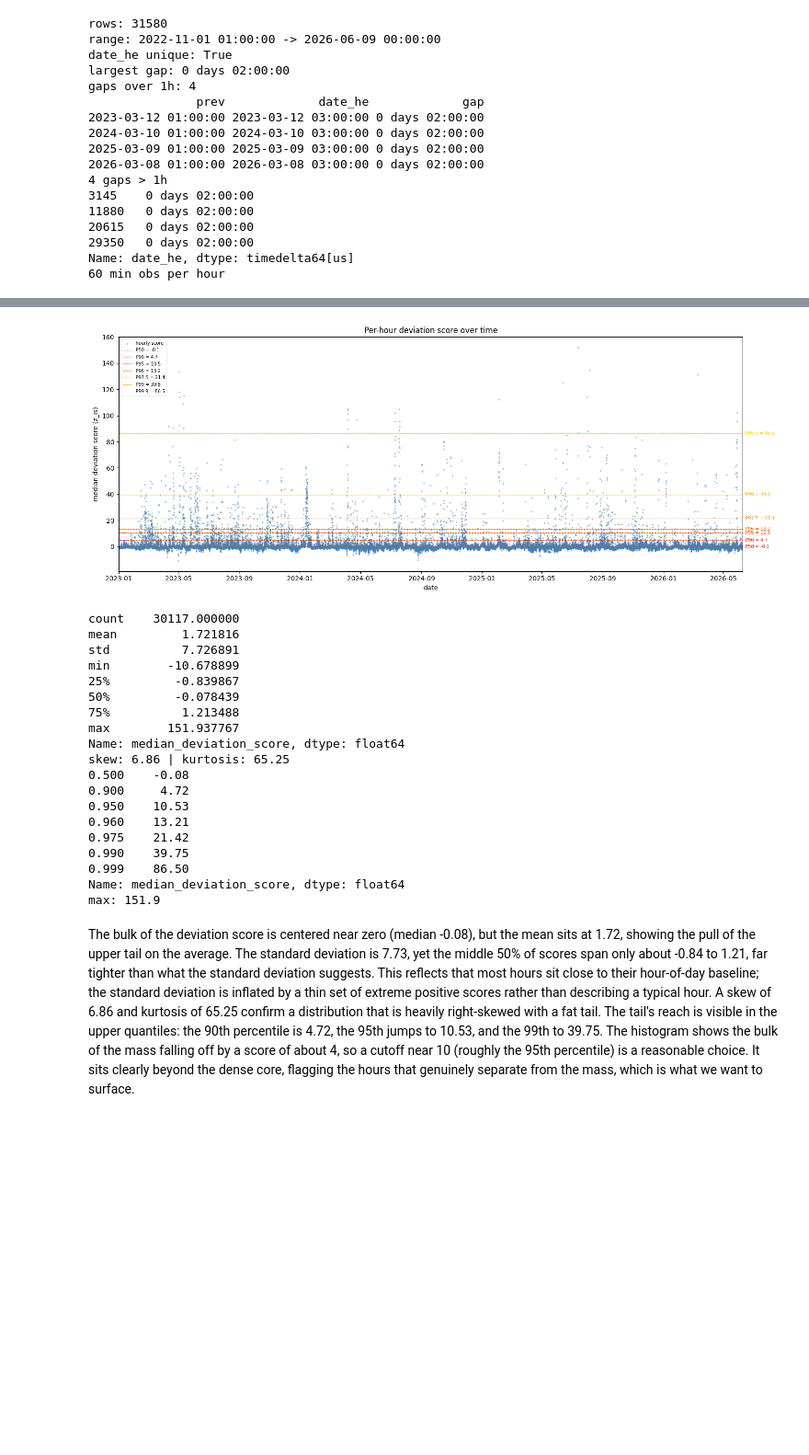
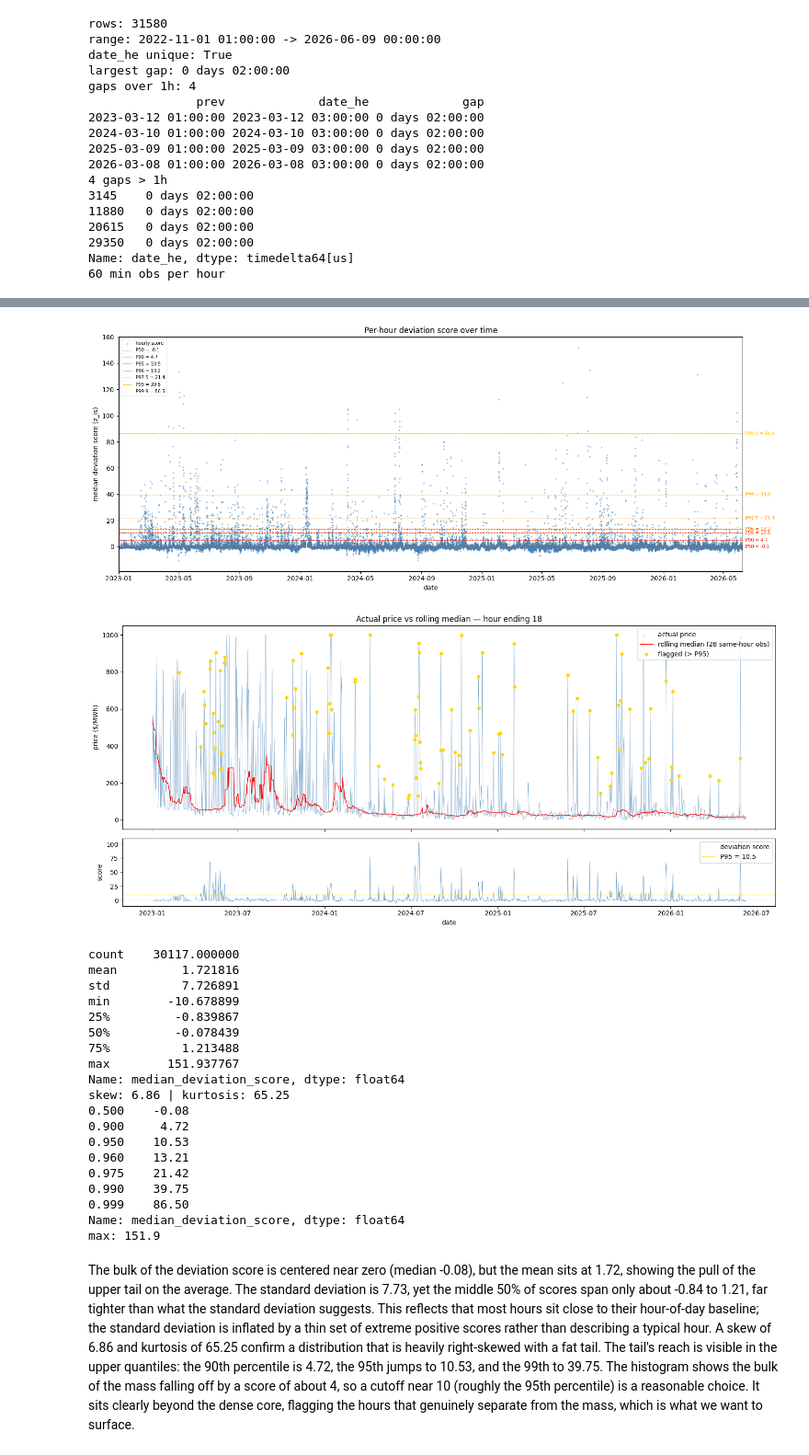
Before and after one commit to rchlmlngt/Alberta-Power-Market-Analysis, a Jupyter notebook: detecting_outliers.ipynb, the cells around one changed output, grey strips where cells are left out. Shown at 92% size. Saved outputs shown, nothing was run; the diff lists cells and outputs as text; code cells hidden in the pictures; blank space fills up the shorter version.

```diff
--- a/detecting_outliers.ipynb
+++ b/detecting_outliers.ipynb
@@ -86,9 +86,6 @@ price_rolling_median = ddb.sql('''
         select
             date_he,
             actual_price,
-            row_number() over (
-                partition by hour(date_he) order by date_he
-                ) as rn,  -- per-hour counter
             quantile_cont(actual_price, 0.5) over (
                 partition by hour(date_he)
                 order by date_he
@@ -173,18 +170,6 @@ print("max abs diff:", diff_mad.max())
 print(price_rolling_median.info())
 
 print("start:", price_rolling_median['date_he'].min(), "| end:", price_rolling_median['date_he'].max())
-
-fig, ax = plt.subplots(figsize=(15, 5))
-ax.plot(price_rolling_median['date_he'], price_rolling_median['actual_price'],
-        color='steelblue', lw=0.4, alpha=0.6, label='actual price')
-ax.plot(price_rolling_median['date_he'], price_rolling_median['same_hour_28_obs_roll_med'],
-        color='red', lw=0.7, label='rolling median (28 same-hour obs)')
-ax.set_title('Actual price vs per-hour rolling median')
-ax.set_xlabel('date')
-ax.set_ylabel('price ($/MWh)')
-ax.legend()
-plt.tight_layout()
-plt.show()
 # %% [output]
 a index unique: True
 b index unique: True
@@ -237,33 +221,70 @@ ax.scatter(price_rolling_median['date_he'], price_rolling_median['median_deviati
 ax.margins(x=0)
 x_right = ax.get_xlim()[1]
 
 # percentile ladder
 qs = [.5, .9, .95, .96, .975, .99, .999]
 qvals = price_rolling_median['median_deviation_score'].quantile(qs)
 
+
+# plot the z_i's
 colors = plt.cm.autumn(np.linspace(0, 0.8, len(qs)))
 for (q, v), c in zip(qvals.items(), colors):
     ax.axhline(v, color=c, lw=0.8, ls='--', label=f'P{q*100:g} = {v:.1f}')
     ax.text(x_right, v, f'  P{q*100:g} = {v:.1f}',
             va='center', ha='left', fontsize=7, color=c)
 
 ax.axhline(0, color='gray', lw=0.5)
 
 ax.set_title('Per-hour deviation score over time')
 ax.set_xlabel('date')
 ax.set_ylabel('median deviation score (z_is)')
 ax.legend(loc='upper left', fontsize=7, framealpha=0.3)
 plt.tight_layout()
 plt.show()
 
+# he 18 plot
+
+he = 18
+sub = price_rolling_median[price_rolling_median['date_he'].dt.hour == he].copy()
+
+p95 = price_rolling_median['median_deviation_score'].quantile(0.95)
+flagged = sub[sub['median_deviation_score'] > p95]
+
+fig, ax = plt.subplots(2, 1, figsize=(15, 7), sharex=True,
+                       gridspec_kw={'height_ratios': [3, 1]})
+
+# top: price, median, flagged
+ax[0].plot(sub['date_he'], sub['actual_price'],
+           color='steelblue', lw=0.5, alpha=0.7, label='actual price')
+ax[0].plot(sub['date_he'], sub['same_hour_28_obs_roll_med'],
+           color='red', lw=1.0, label='rolling median (28 same-hour obs)')
+ax[0].scatter(flagged['date_he'], flagged['actual_price'],
+              color='gold', s=20, zorder=5, label='flagged (> P95)')
+ax[0].set_ylabel('price ($/MWh)')
+ax[0].set_title(f'Actual price vs rolling median — hour ending {he}')
+ax[0].legend(loc='upper right')
+
+# bottom: deviation score, with the P95 cutoff drawn in
+ax[1].plot(sub['date_he'], sub['median_deviation_score'],
+           color='steelblue', lw=0.6, alpha=0.8, label='deviation score')
+ax[1].axhline(p95, color='gold', lw=1.0, ls='--', label=f'P95 = {p95:.1f}')
+ax[1].axhline(0, color='gray', lw=0.5)
+ax[1].set_ylabel('score')
+ax[1].set_xlabel('date')
+ax[1].legend(loc='upper right')
+
+plt.tight_layout()
+plt.show()
+
 # quantify what the plot is showing
 print(s.describe())
 print("skew:", round(s.skew(), 2), "| kurtosis:", round(s.kurtosis(), 2))
 print(s.quantile([.5, .9, .95, .96, .975, .99, .999]).round(2))
 print("max:", round(s.max(), 1))
 # %% [output]
 [figure]
 [figure]
+[figure, added]
 count    30117.000000
 mean         1.721816
 std          7.726891
```
Also changed, not shown: parts of 3 cells of this notebook.
